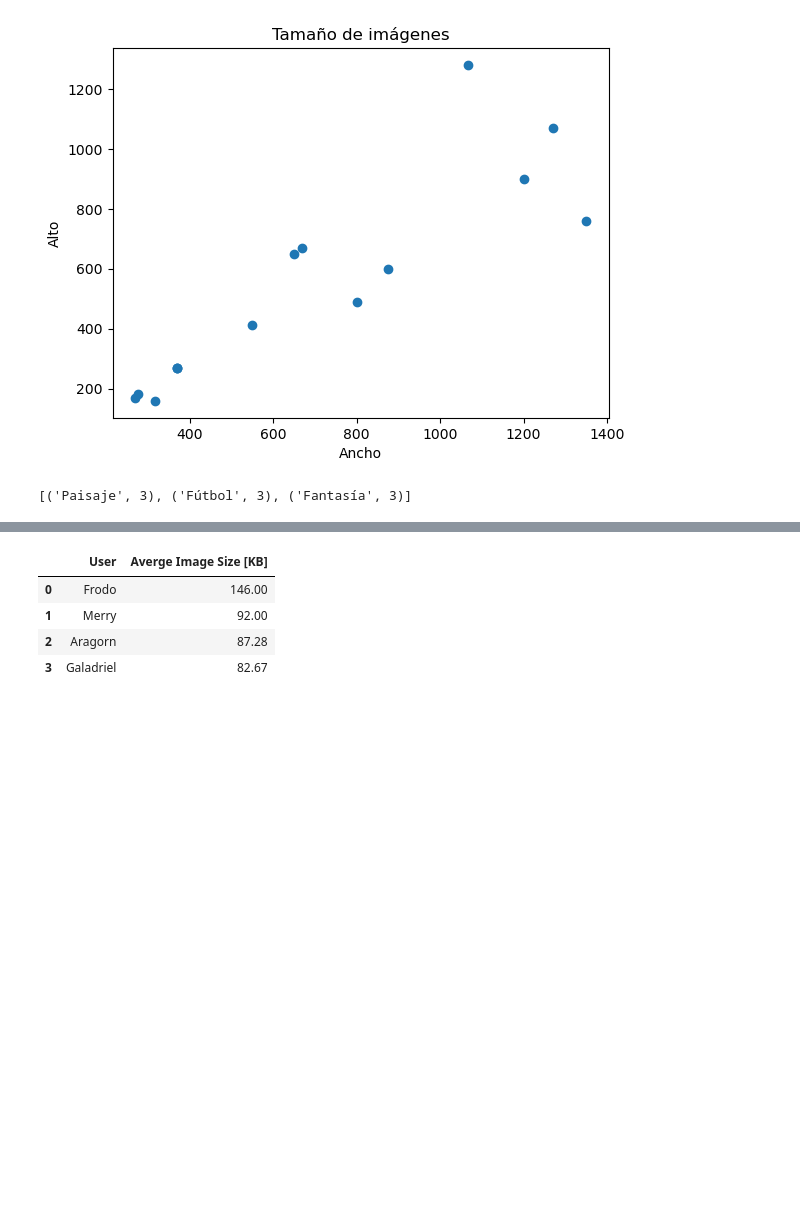
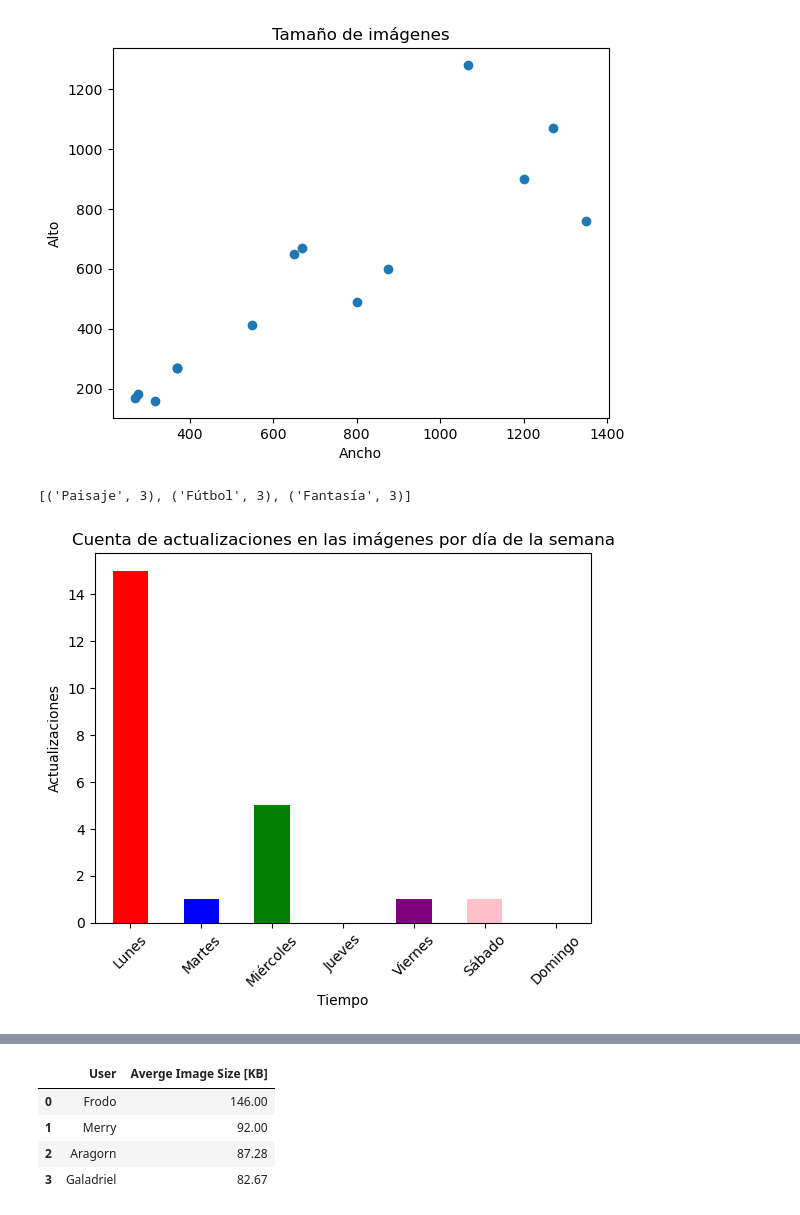
Before and after one commit to Petercantropvs/UNLPImage, a Jupyter notebook: unlpimage/estadisticas_jupyter.ipynb, the cells around one changed output, grey strips where cells are left out. Cells and saved outputs as stored; diff of their text form; code cells hidden in the pictures; blank space fills up the shorter version.

```diff
--- a/unlpimage/estadisticas_jupyter.ipynb
+++ b/unlpimage/estadisticas_jupyter.ipynb
@@ -229,5 +229,22 @@ top = count.most_common(3)
 top
 # %% [output]
 [('Paisaje', 3), ('Fútbol', 3), ('Fantasía', 3)]
+# %%
+condition = ((df["Action"] == "Guardó información nueva en las imágenes del directorio") | (df["Action"] == "Modificó información en las imágenes del directorio"))
+filtered_df = df[condition]
+
+count = (pd.to_datetime(filtered_df['Time'], format='%d-%m-%y %H:%M:%S')).dt.day_name().map(weekday_mapping)#.value_counts().sort_index()
+
+count = pd.Categorical(count, categories=day_order, ordered=True)
+(count.value_counts().sort_index()).plot(kind='bar', color=["red", "blue", "green", "orange", "purple", "pink", "yellow"])
+
+
+plt.xlabel('Tiempo')
+plt.ylabel('Actualizaciones')
+plt.title('Cuenta de actualizaciones en las imágenes por día de la semana')
+plt.xticks(rotation=45)
+plt.show()
+# %% [output]
+[figure, added]
 # %%
 df['Timestamp'] = pd.to_datetime(df['Time'])
```
Also changed, not shown: parts of 10 cells of this notebook, 1 other file.
